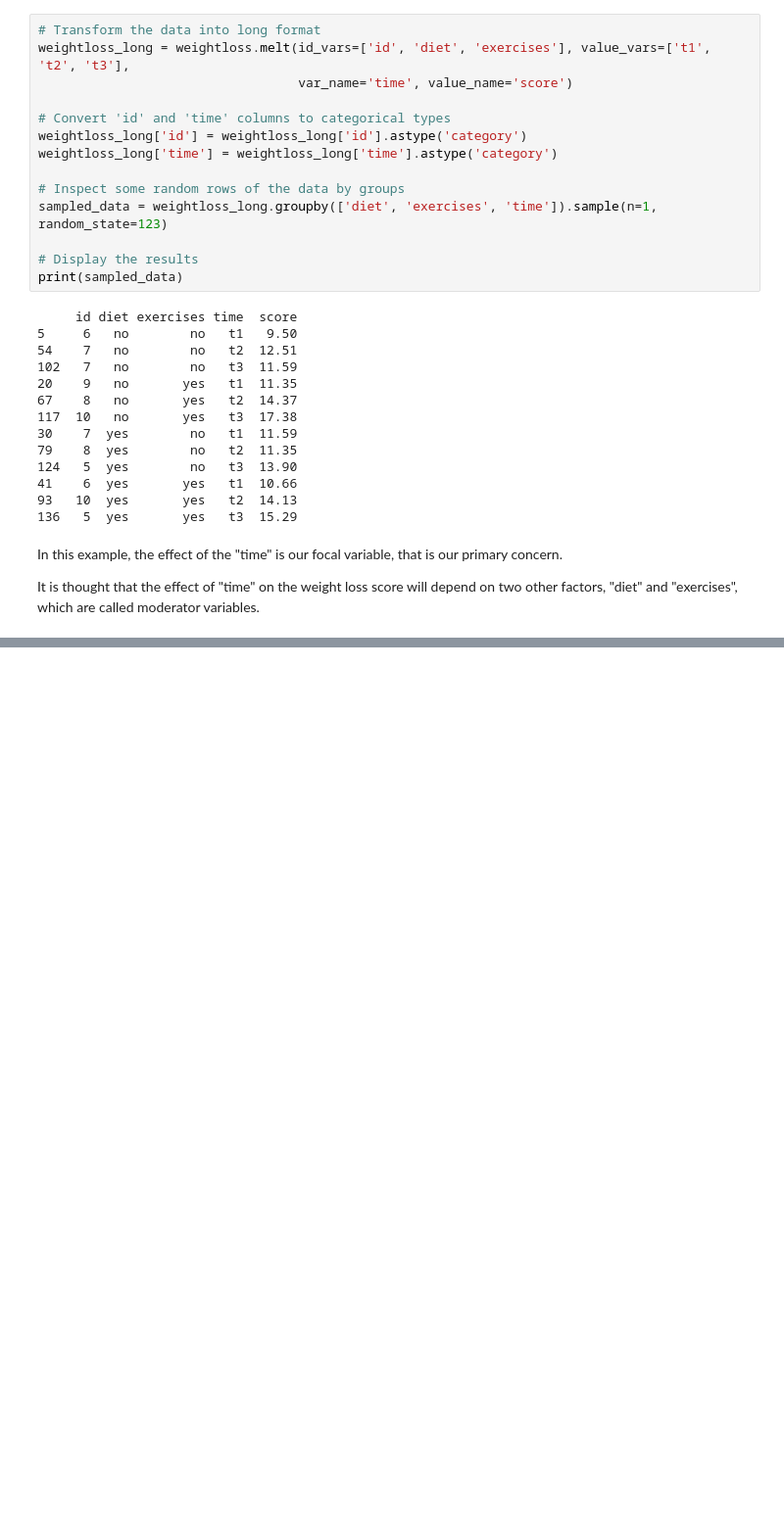
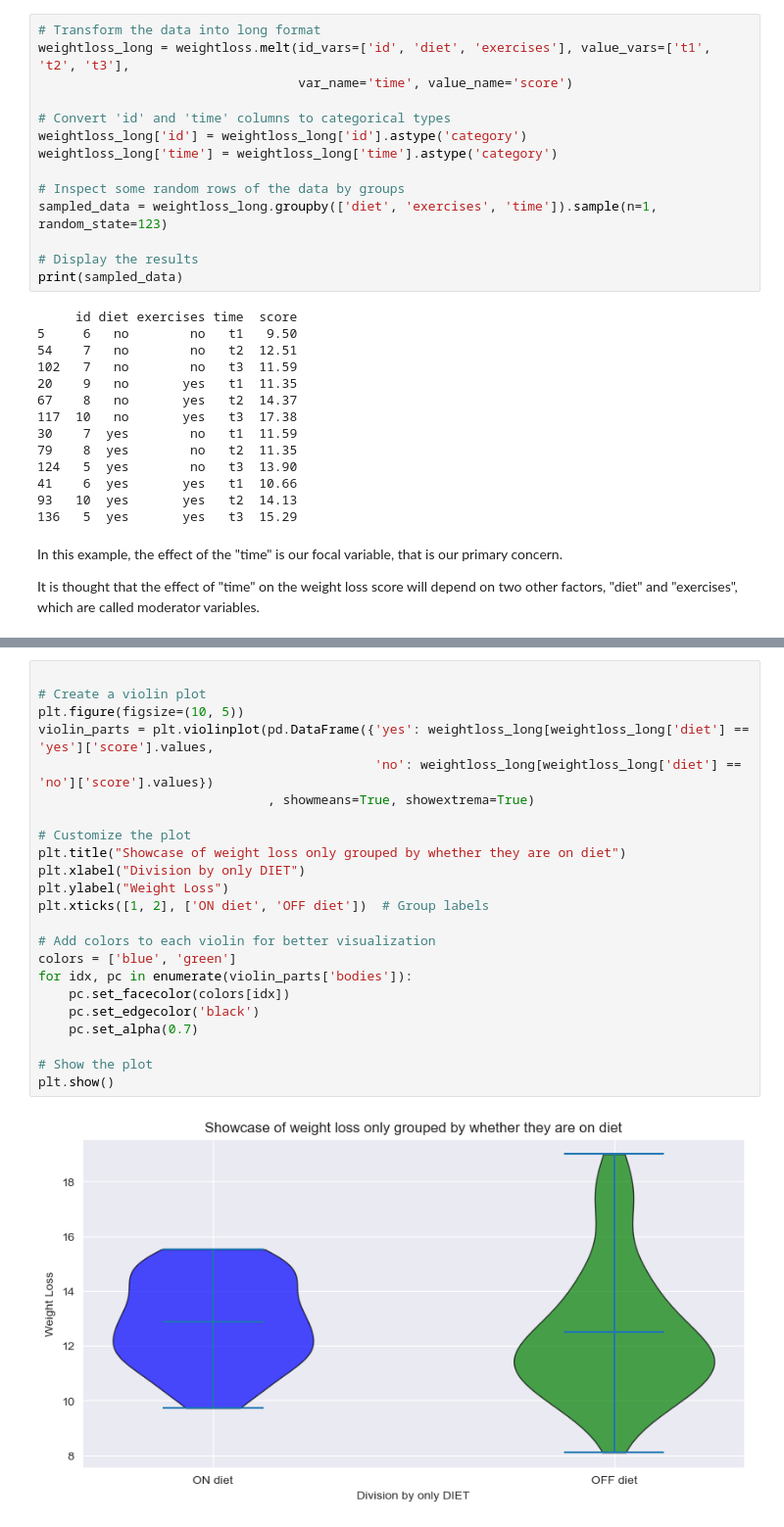
Before and after one commit to codemaster004/MathematicalSatistics, a Jupyter notebook: labs/Report9.ipynb, the cells around one changed output, grey strips where cells are left out. Shown at 98% size. Saved outputs shown, nothing was run; the diff lists cells and outputs as text; blank space fills up the shorter version.

```diff
--- a/labs/Report9.ipynb
+++ b/labs/Report9.ipynb
@@ -404,0 +467,25 @@ It is thought that the effect of "time" on the weight loss score will depend on
+# %%
+
+# Create a violin plot
+plt.figure(figsize=(10, 5))
+violin_parts = plt.violinplot(pd.DataFrame({'yes': weightloss_long[weightloss_long['diet'] == 'yes']['score'].values,
+                                            'no': weightloss_long[weightloss_long['diet'] == 'no']['score'].values})
+                              , showmeans=True, showextrema=True)
+
+# Customize the plot
+plt.title("Showcase of weight loss only grouped by whether they are on diet")
+plt.xlabel("Division by only DIET")
+plt.ylabel("Weight Loss")
+plt.xticks([1, 2], ['ON diet', 'OFF diet'])  # Group labels
+
+# Add colors to each violin for better visualization
+colors = ['blue', 'green']
+for idx, pc in enumerate(violin_parts['bodies']):
+    pc.set_facecolor(colors[idx])
+    pc.set_edgecolor('black')
+    pc.set_alpha(0.7)
+
+# Show the plot
+plt.show()
+# %% [output]
+[figure, added]
```
Also changed, not shown: parts of 8 cells of this notebook, 1 other file.
